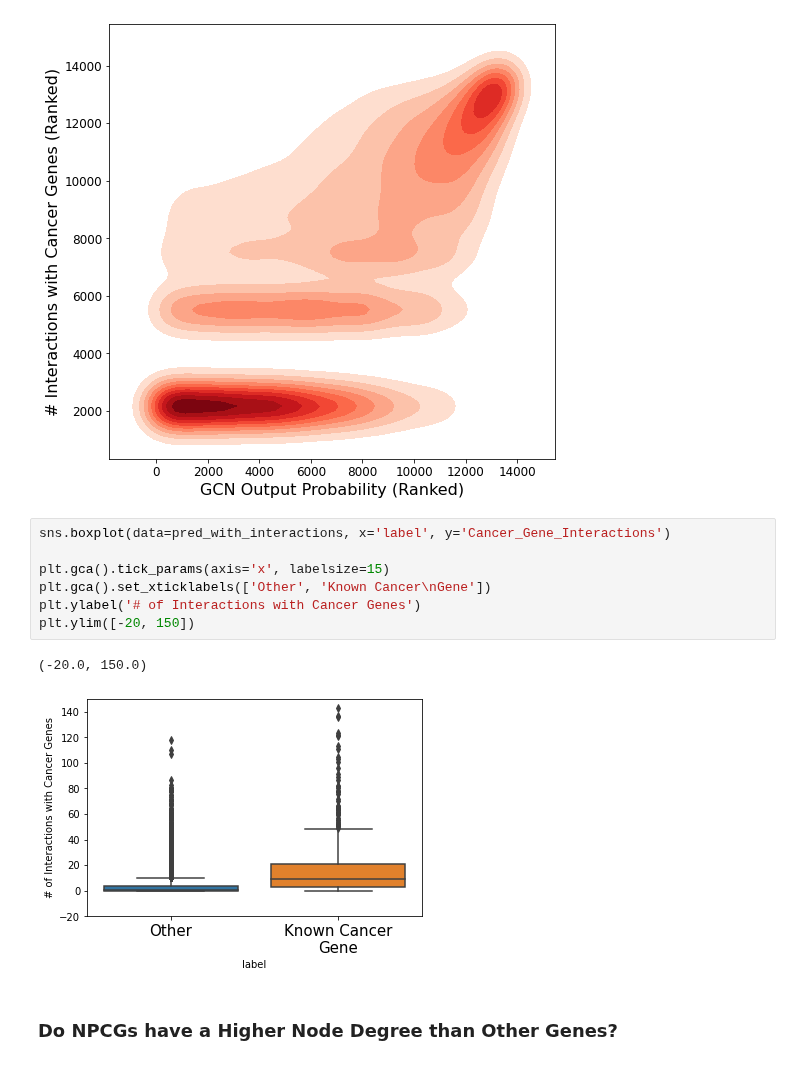
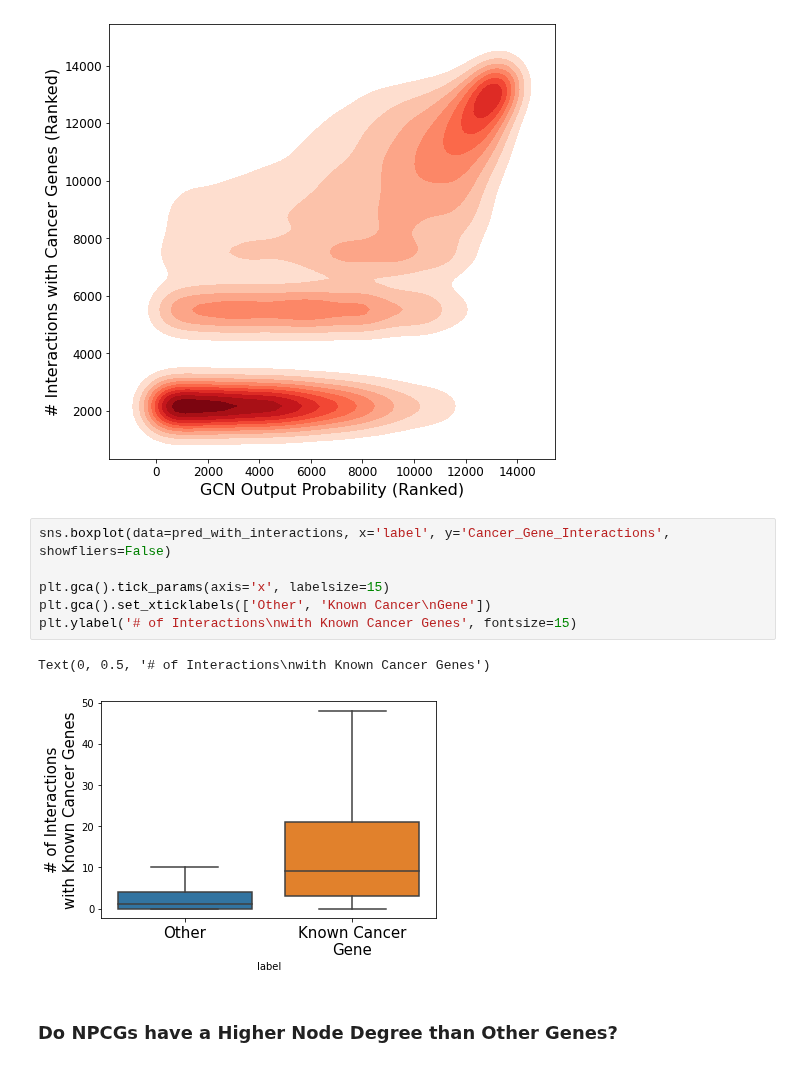
Before and after one commit to schulter/EMOGI, a Jupyter notebook: analysis/newly_predicted_cancergenes.ipynb, the cells around one changed output. Cells and saved outputs as stored; diff of their text form.

```diff
--- a/analysis/newly_predicted_cancergenes.ipynb
+++ b/analysis/newly_predicted_cancergenes.ipynb
@@ -280,15 +288,14 @@ findfont: Font family ['sans-serif'] not found. Falling back to DejaVu Sans.
 Spearman Correlation: 0.6270474815853091        P-value: 0.0
 [figure]
 # %%
-sns.boxplot(data=pred_with_interactions, x='label', y='Cancer_Gene_Interactions')
+sns.boxplot(data=pred_with_interactions, x='label', y='Cancer_Gene_Interactions', showfliers=False)
 
 plt.gca().tick_params(axis='x', labelsize=15)
 plt.gca().set_xticklabels(['Other', 'Known Cancer\nGene'])
-plt.ylabel('# of Interactions with Cancer Genes')
-plt.ylim([-20, 150])
+plt.ylabel('# of Interactions\nwith Known Cancer Genes', fontsize=15)
 # %% [output]
-(-20.0, 150.0)
+Text(0, 0.5, '# of Interactions\nwith Known Cancer Genes')
-[figure, old version]
+[figure, new version]
 # %% [markdown]
 ### Do NPCGs have a Higher Node Degree than Other Genes?
 # %%
```
Also changed, not shown: parts of 11 cells of this notebook.
